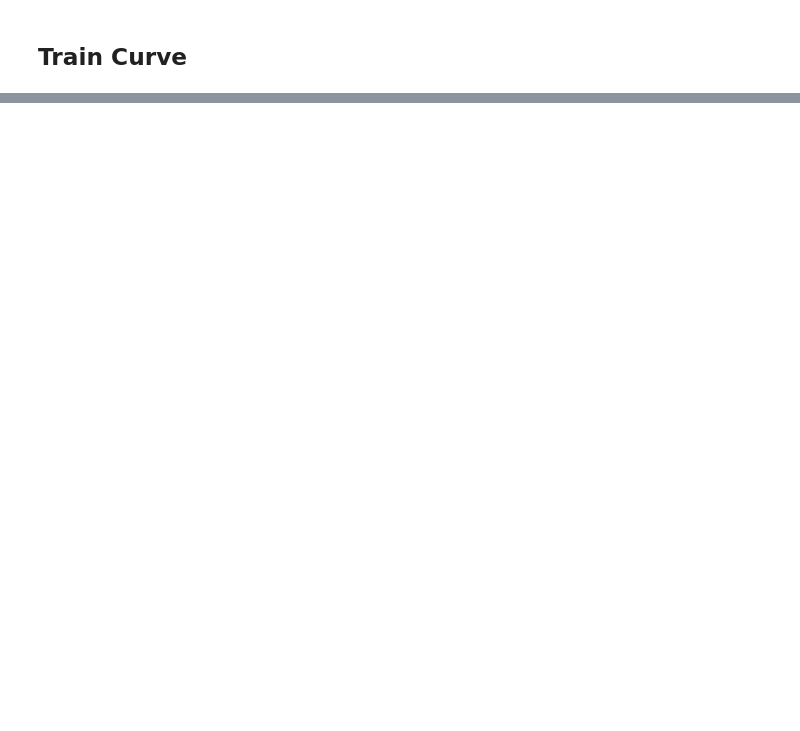
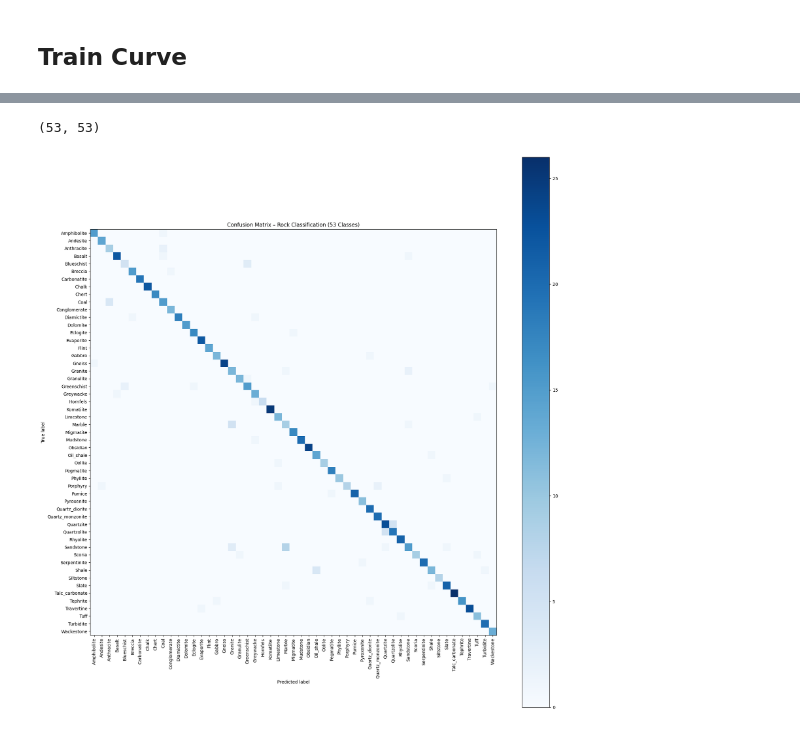
Before and after one commit to ipul122/rock-classification, a Jupyter notebook: TRAIN_RESNET/DEEP_LEARNING_RESNET.ipynb, the cells around one changed output, grey strips where cells are left out. Cells and saved outputs as stored; diff of their text form; code cells hidden in the pictures; blank space fills up the shorter version.

```diff
--- a/TRAIN_RESNET/DEEP_LEARNING_RESNET.ipynb
+++ b/TRAIN_RESNET/DEEP_LEARNING_RESNET.ipynb
@@ -417,0 +335,43 @@ Saving Screenshot 2025-11-25 035720.png to Screenshot 2025-11-25 035720.png
+# %%
+from sklearn.metrics import confusion_matrix, ConfusionMatrixDisplay
+
+model.eval()
+
+y_true = []
+y_pred = []
+
+with torch.no_grad():
+    for images, labels in test_loader:
+        images = images.to(device)
+        labels = labels.to(device)
+
+        outputs = model(images)
+        preds = torch.argmax(outputs, dim=1)
+
+        y_true.extend(labels.cpu().numpy())
+        y_pred.extend(preds.cpu().numpy())
+# %%
+cm = confusion_matrix(y_true, y_pred)
+print(cm.shape)  # (53, 53)
+# %% [output]
+(53, 53)
+# %%
+fig, ax = plt.subplots(figsize=(18, 18))
+
+disp = ConfusionMatrixDisplay(
+    confusion_matrix=cm,
+    display_labels=train_ds.classes
+)
+
+disp.plot(
+    include_values=False,
+    cmap="Blues",
+    ax=ax,
+    xticks_rotation=90
+)
+
+plt.title("Confusion Matrix – Rock Classification (53 Classes)")
+plt.tight_layout()
+plt.show()
+# %% [output]
+[figure, added]
```
Also changed, not shown: parts of 24 cells of this notebook.
